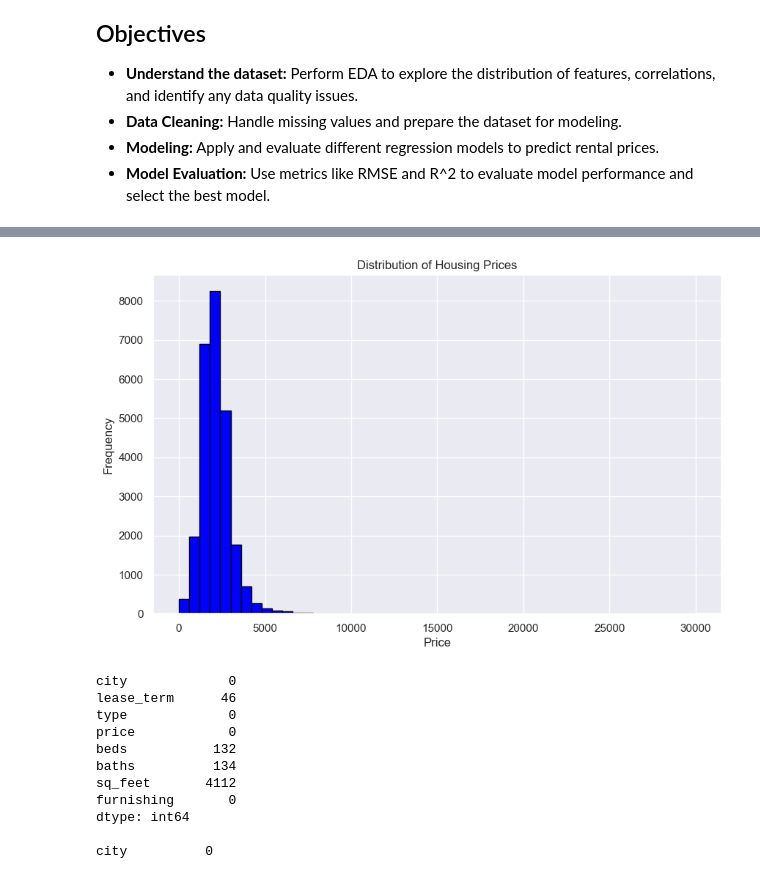
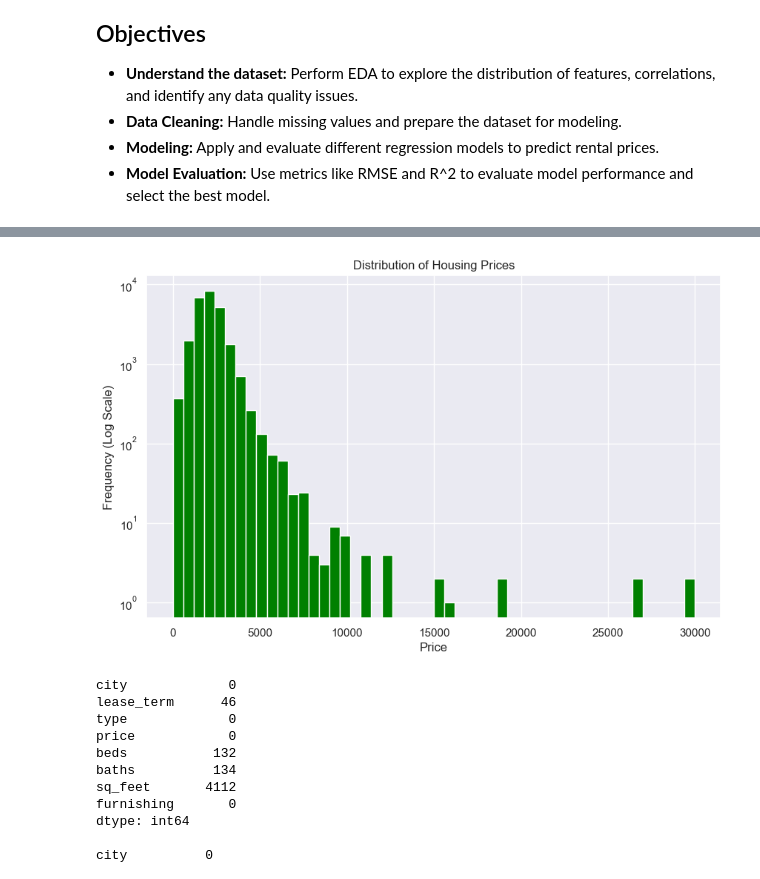
Before and after one commit to Normalitan/Canadian-Rental-Data-Analysis-, a Jupyter notebook: TheRegressionAttempt.ipynb, the cells around one changed output, grey strips where cells are left out. Saved outputs shown, nothing was run; the diff lists cells and outputs as text; code cells hidden in the pictures.

```diff
--- a/TheRegressionAttempt.ipynb
+++ b/TheRegressionAttempt.ipynb
@@ -76,13 +77,14 @@ Data columns (total 8 columns):
 max    29990.000000
 # %%
 plt.figure(figsize=(10, 6))
-plt.hist(df['price'], bins=50, color='blue', edgecolor='black')
+plt.hist(df['price'], bins=50, color='green')
+plt.yscale('log')
 plt.title('Distribution of Housing Prices')
 plt.xlabel('Price')
-plt.ylabel('Frequency')
+plt.ylabel('Frequency (Log Scale)')
 plt.show()
 # %% [output]
-[figure, old version]
+[figure, new version]
 # %%
 # Find NAN values
 print(df.isna().sum(),'\n')
```
Also changed, not shown: parts of 32 cells of this notebook.
